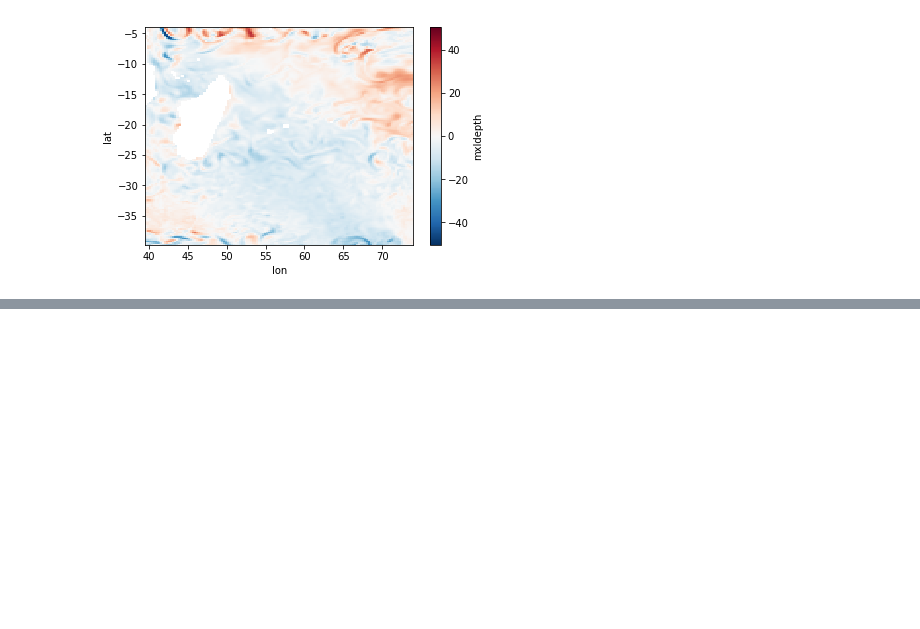
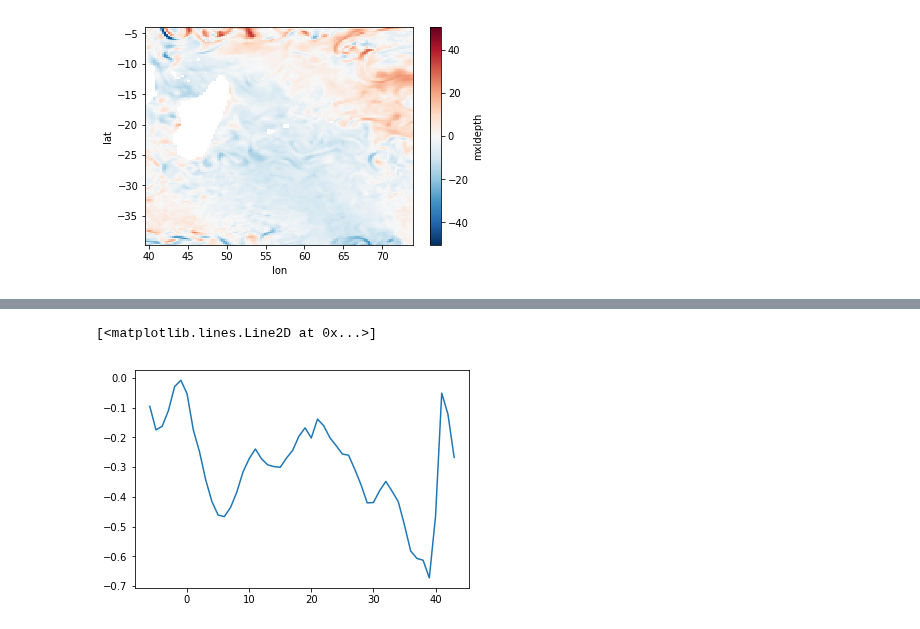
Before and after one commit to cgentemann/storm_heat_content, a Jupyter notebook: global_storm_hists.ipynb, the cells around one changed output, grey strips where cells are left out. Saved outputs shown, nothing was run; the diff lists cells and outputs as text; code cells hidden in the pictures; blank space fills up the shorter version.

Commit message:
updates to hist and anomaly calc

```diff
--- a/global_storm_hists.ipynb
+++ b/global_storm_hists.ipynb
@@ -287,0 +480,5 @@ ds.map_sum.plot()
+# %%
+plt.plot(bins[0:-1],sum7/hist7)
+# %% [output]
+[<matplotlib.lines.Line2D at 0x...>]
+[figure, added]
```
Also changed, not shown: parts of 13 cells of this notebook, 2 other files.
